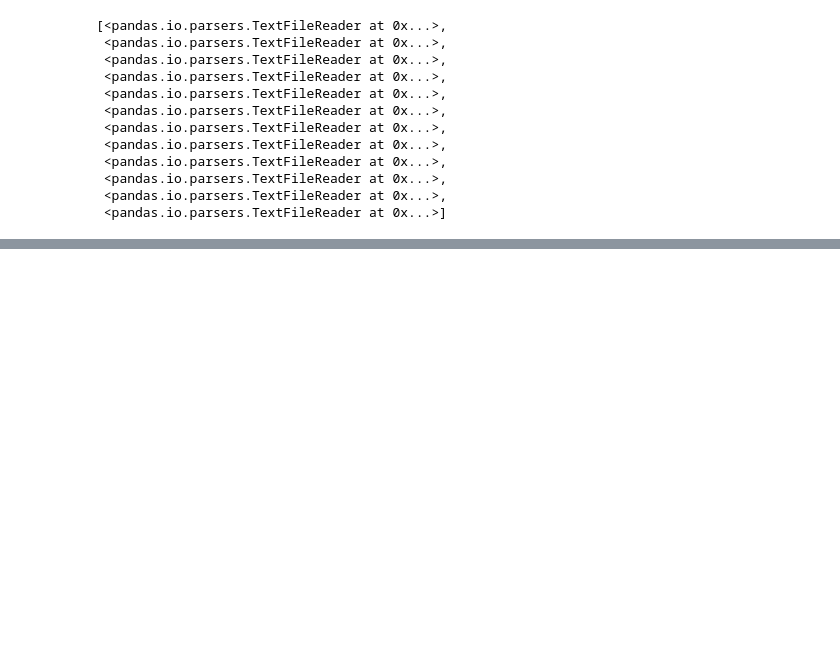
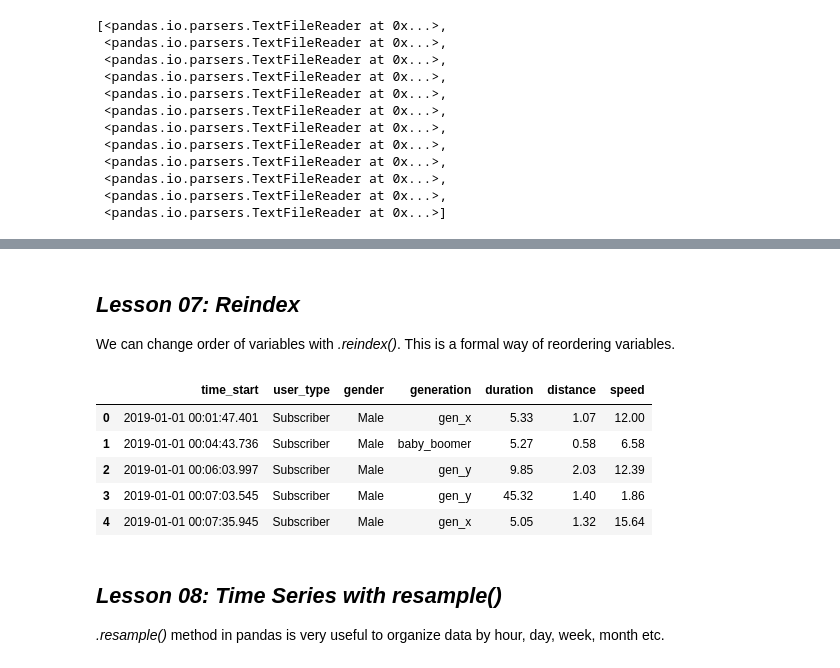
Before and after one commit to ongks-useR/united_states_bike_share, a Jupyter notebook: data_cleaning.ipynb, the cells around one changed output, grey strips where cells are left out. Drawn from its saved outputs; the diff is of its cells as text; code cells hidden in the pictures; blank space fills up the shorter version.

Commit message:
Update Lesson 02 to Lesson 11

```diff
--- a/data_cleaning.ipynb
+++ b/data_cleaning.ipynb
@@ -267,0 +695,20 @@ memory usage: 744.8+ MB
+# %% [markdown]
+## ***Lesson 07: Reindex***
+
+We can change order of variables with *.reindex()*. This is a formal way of reordering variables.
+# %%
+# ref: https://pandas.pydata.org/docs/reference/api/pandas.DataFrame.reindex.html?highlight=reindex#pandas.DataFrame.reindex
+
+df = df.reindex(columns = ['time_start', 'user_type', 'gender', 'generation', 'duration', 'distance', 'speed'])
+df.head()
+# %% [output]
+|  | time_start | user_type | gender | generation | duration | distance | speed |
+| 0 | 2019-01-01 00:01:47.401 | Subscriber | Male | gen_x | 5.33 | 1.07 | 12.00 |
+| 1 | 2019-01-01 00:04:43.736 | Subscriber | Male | baby_boomer | 5.27 | 0.58 | 6.58 |
+| 2 | 2019-01-01 00:06:03.997 | Subscriber | Male | gen_y | 9.85 | 2.03 | 12.39 |
+| 3 | 2019-01-01 00:07:03.545 | Subscriber | Male | gen_y | 45.32 | 1.40 | 1.86 |
+| 4 | 2019-01-01 00:07:35.945 | Subscriber | Male | gen_x | 5.05 | 1.32 | 15.64 |
+# %% [markdown]
+## ***Lesson 08: Time Series with resample()***
+
+*.resample()* method in pandas is very useful to organize data by hour, day, week, month etc.
```
Also changed, not shown: parts of 75 cells of this notebook.
